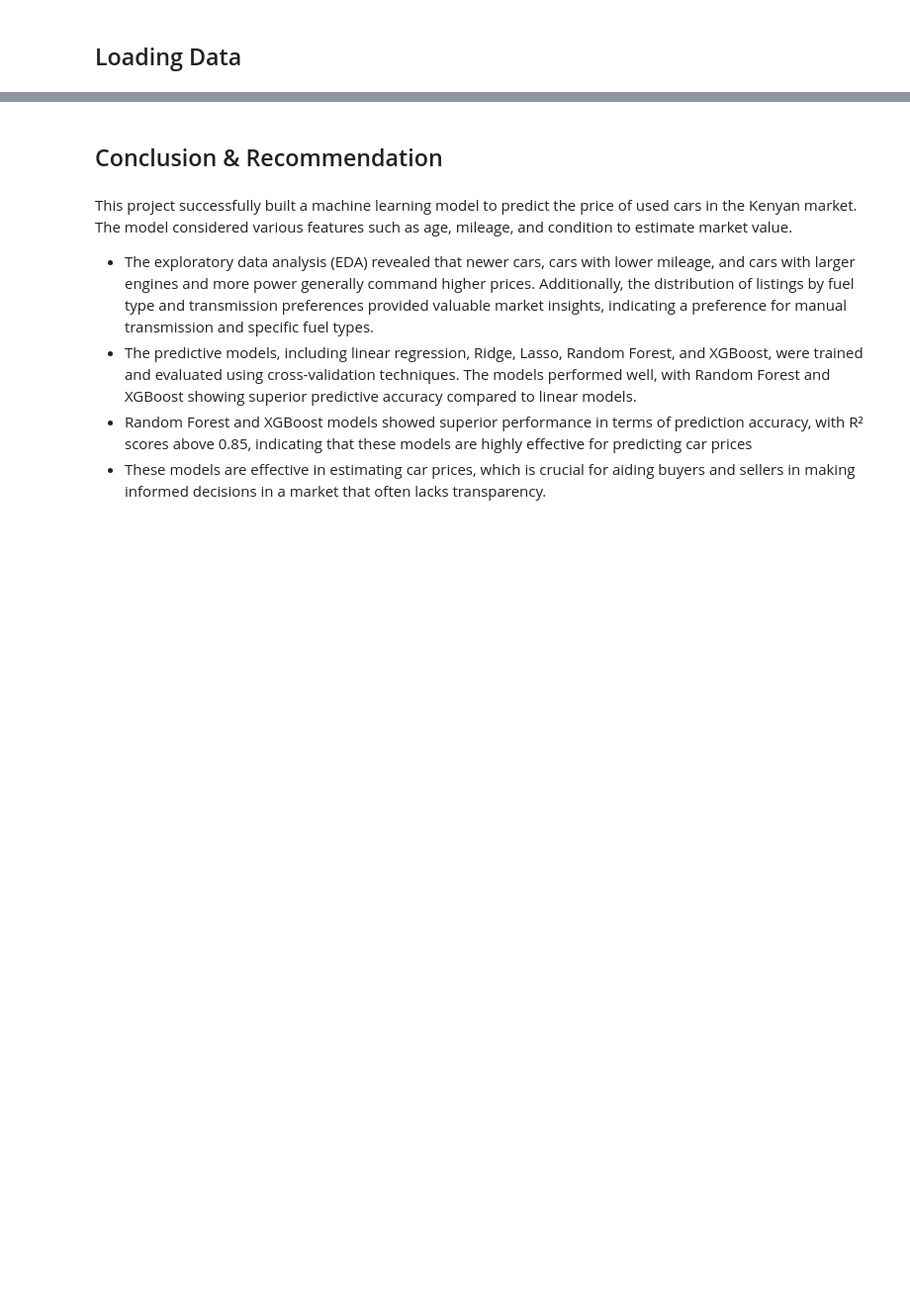
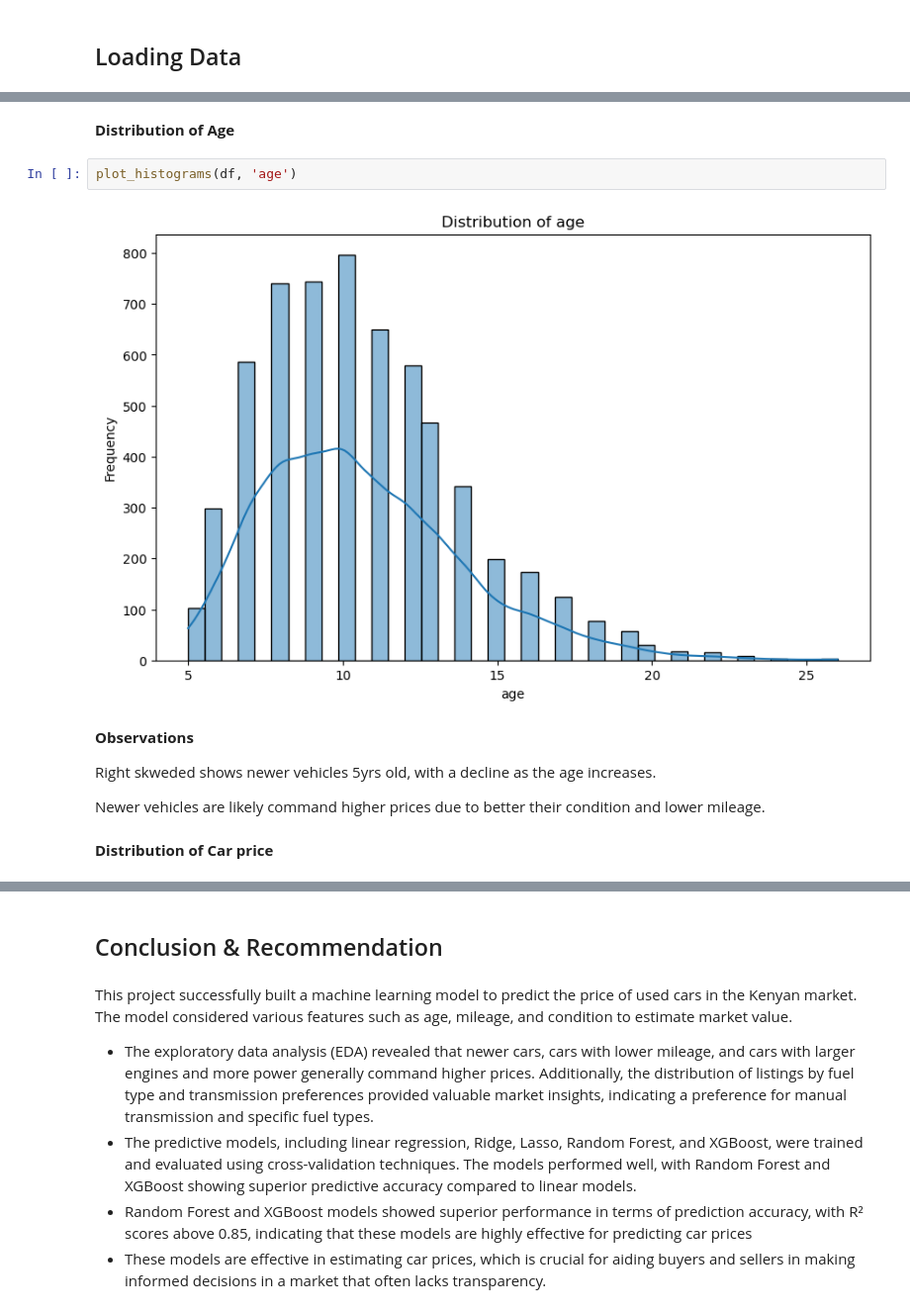
Before and after one commit to jakkkc/car_price, a Jupyter notebook: indexb- update.ipynb, the cells around one changed output, grey strips where cells are left out. Shown at 99% size. Cells and saved outputs as stored; diff of their text form; blank space fills up the shorter version.

```diff
--- a/indexb- update.ipynb
+++ b/indexb- update.ipynb
@@ -1100,0 +452,14 @@ Model saved successfully.
+# %% [markdown]
+**Distribution of Age**
+# %%
+plot_histograms(df, 'age')
+# %% [output]
+[figure, added]
+# %% [markdown]
+**Observations**
+
+Right skweded shows newer vehicles 5yrs old, with a decline as the age increases.
+
+Newer vehicles are likely command higher prices due to better their condition and lower mileage.
+# %% [markdown]
+**Distribution of Car price**
```
Also changed, not shown: parts of 179 cells of this notebook, 3 other files.
